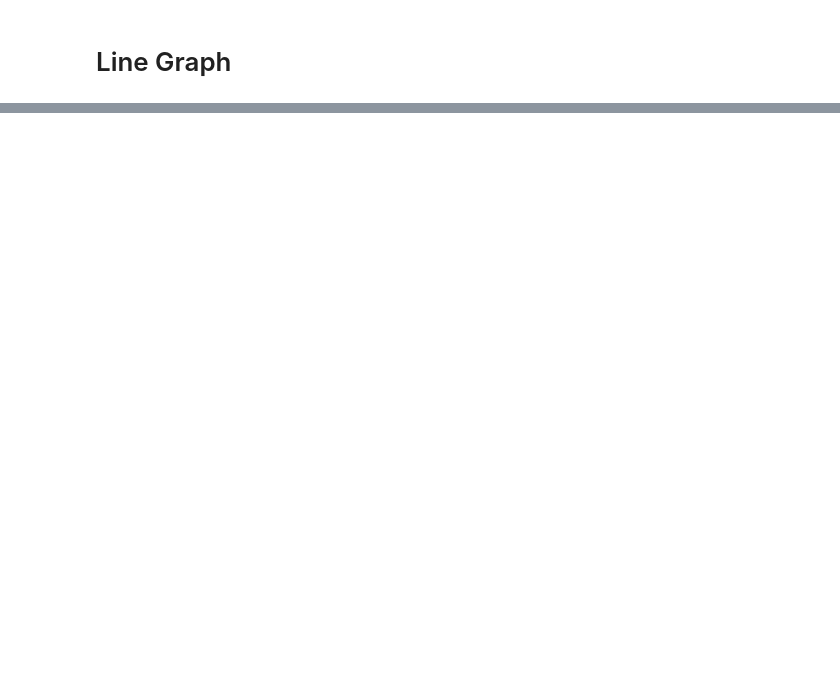
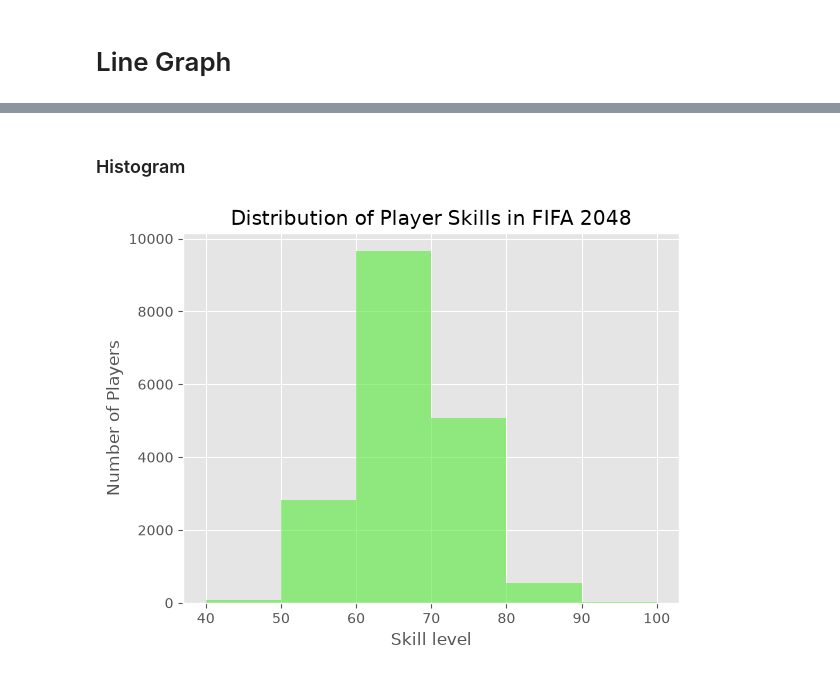
Before and after one commit to LekaLakshmi/AI-ML-Portfolio, a Jupyter notebook: Learning-Practice/Matplotlib/Matplotlib_practice.ipynb, the cells around one changed output, grey strips where cells are left out. Cells and saved outputs as stored; diff of their text form; code cells hidden in the pictures; blank space fills up the shorter version.

```diff
--- a/Learning-Practice/Matplotlib/Matplotlib_practice.ipynb
+++ b/Learning-Practice/Matplotlib/Matplotlib_practice.ipynb
@@ -85,0 +159,6 @@ plt.show()
+# %%
+# Load the FIFA data from the CSV file into a DataFrame
+fifa = pd.read_csv('fifa_data.csv')
+
+# Display the first five rows of the DataFrame
+fifa.head()
@@ -85,0 +173,21 @@ plt.show()
+# %% [markdown]
+### Histogram
+# %%
+# Set the skill score ranges for the histogram
+bins = [40, 50, 60, 70, 80, 90, 100]
+
+# Show how many players fall into each score range
+plt.hist(fifa.Overall, bins=bins, color="#61ea49a8")
+
+# Place x-axis labels at the bin boundaries
+plt.xticks(bins)
+
+# Add labels and a title to the chart
+plt.ylabel('Number of Players')
+plt.xlabel("Skill level")
+plt.title("Distribution of Player Skills in FIFA 2048")
+
+# Display the histogram
+plt.show()
+# %% [output]
+[figure, added]
```
Also changed, not shown: parts of 15 cells of this notebook, 3 other files.
